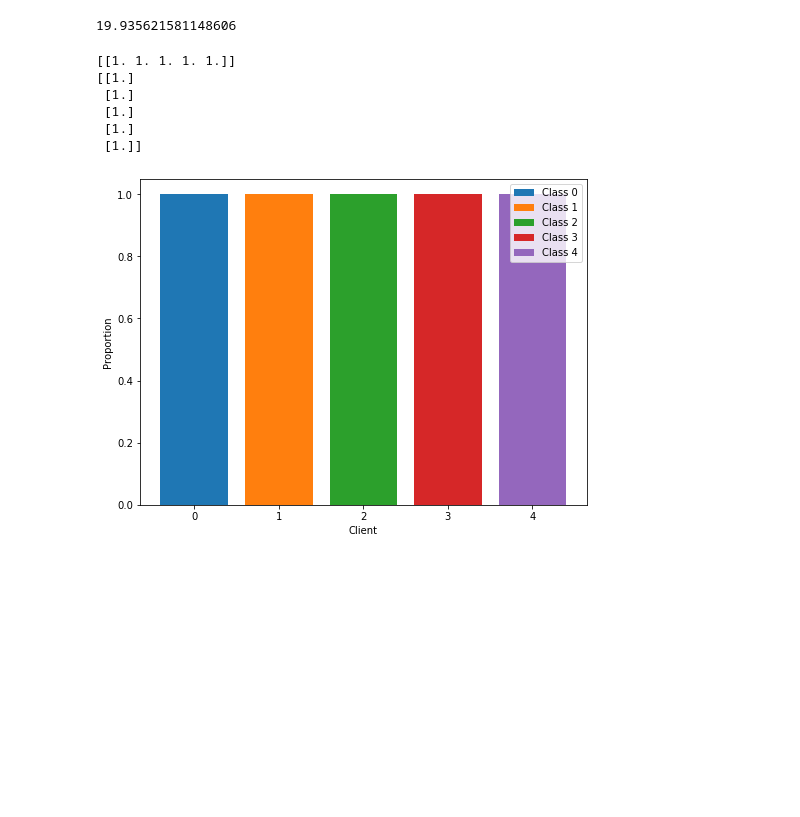
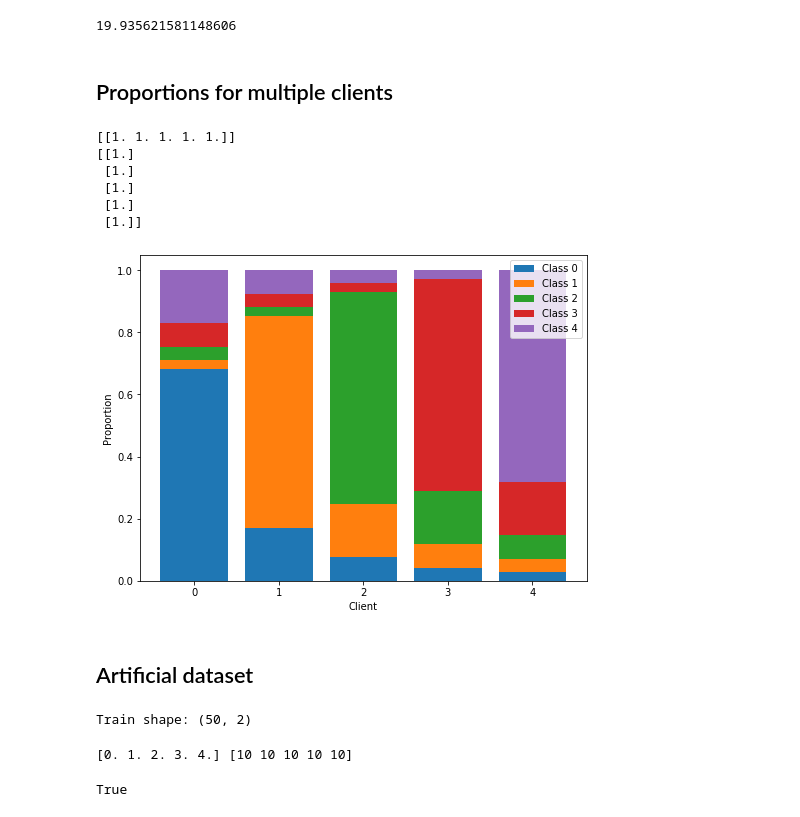
Before and after one commit to afrin-afia/project_644, a Jupyter notebook: utils/Experiments.ipynb, the cells around one changed output. Cells and saved outputs as stored; diff of their text form; code cells hidden in the pictures; blank space fills up the shorter version.

Commit message:
Partitioning on numpy artificial dataset

```diff
--- a/utils/Experiments.ipynb
+++ b/utils/Experiments.ipynb
@@ -77,31 +89,98 @@ i: 10, s: 17.052, Obj: 1.000, err: 0.000, d: 0.000
 i: 11, s: 18.493, Obj: 1.000, err: 0.000, d: 0.000
 i: 12, s: 19.936, Obj: 1.000, err: 0.000, d: 0.000
 19.935621581148606
+# %% [markdown]
+## Proportions for multiple clients
 # %%
 N = 5
-s = 25
+s = 2
 Y = np.zeros((N,N))
 x = np.array(list(range(N)))
 fig1 = plt.figure(figsize = (8,6))
 ax1 = fig1.add_subplot(1,1,1)
 row = np.zeros(x.shape)
+
 for client in range(N):
     yclient = np.array([zipf((i-client)%N+1, N, s) for i in x])
     Y[client] = yclient
     row += yclient
     ax1.bar(x,row, zorder = N - client, label=f'Class {client}')
 
 ax1.set_xticks(x)
 ax1.set_xlabel("Client")
 ax1.set_ylabel("Proportion")
 ax1.legend(loc="upper right")
 print(Y.sum(axis = 0, keepdims = True))
 print(Y.sum(axis = 1, keepdims = True))
 # %% [output]
 [[1. 1. 1. 1. 1.]]
 [[1.]
  [1.]
  [1.]
  [1.]
  [1.]]
-[figure, old version]
+[figure, new version]
+# %% [markdown]
+## Artificial dataset
+# %%
+# Artificial dataset
+np.set_printoptions(precision=3, suppress=True)
+
+M = 50
+X = np.zeros((M,1))
+Y = np.zeros((M,1))
+debug = False
+N = 5
+rng = np.random.default_rng(234)
+
+for i in range(M):
+    X[i] = rng.random(1)
+    #Y[i] = rng.choice(list(range(N)))
+    Y[i] = i % N
+
+
+train_d = np.array(np.concatenate((X, Y), axis=1))
+
+#train_d = rng.permutation(train_d)
+#rng.shuffle(train_d)
+X_e = train_d[:,[0]]
+Y_e = train_d[:,[1]]
+
+if debug:
+    print("Train before shuffle: ")
+    print(np.array(np.concatenate((X, Y), axis=1))[:5,:])
+    print("Train after shuffle: \n", train_d[:5,:])
+
+    print("X head")
+    print(X[:5])
+    print("train_d[:,[0]] head")
+    print(X_e[:5])
+    print((X == X_e).all())
+    print((Y ==Y_e).all())
+
+print("Train shape:", train_d.shape)
+# %% [output]
+Train shape: (50, 2)
+# %%
+labels, lcounts = np.unique(Y_e, return_counts=True)
+print(labels, lcounts)
+# %% [output]
+[0. 1. 2. 3. 4.] [10 10 10 10 10]
+# %%
+# Testing algorithm to shift distribution for each client
+NUM_CLIENTS = N
+
+len(np.unique(Y_e))
+assert NUM_CLIENTS == len(np.unique(Y_e))
+N = NUM_CLIENTS
+P2 = np.zeros((N,N))
+p = get_distr(NUM_CLIENTS, 2)
+
+P = np.array([np.roll(p, i) for i in range(N)])
+
+for i in range(N):
+    for j in range(N):
+        P2[i,j] = p[(j-i)%N]
+print((P == P2).all())
+# %% [output]
+True
```
Also changed, not shown: parts of 14 cells of this notebook, 1 other file.
